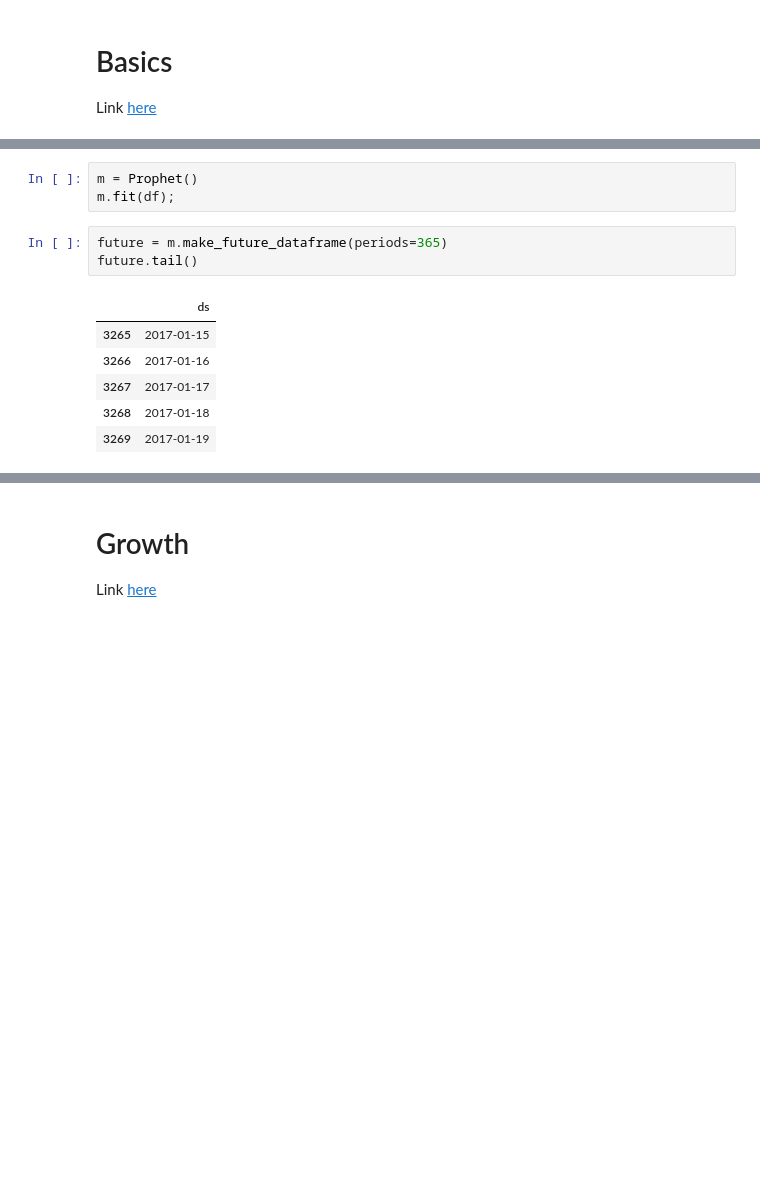
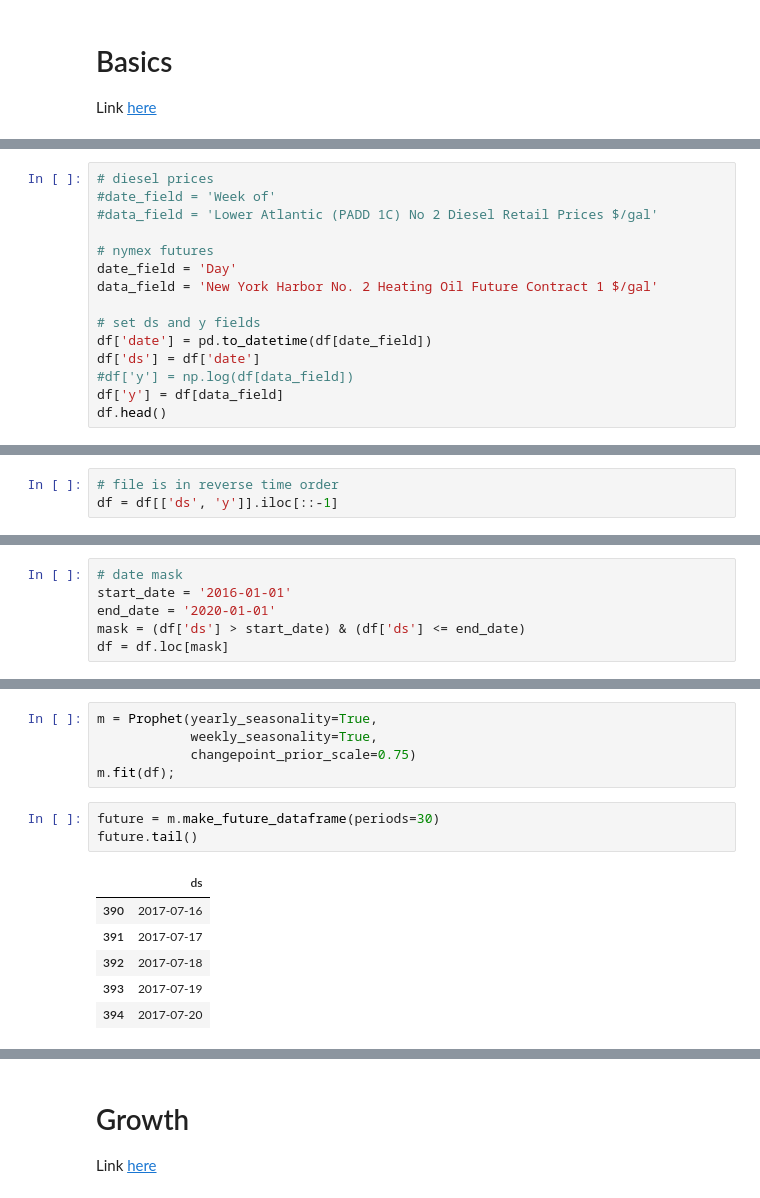
Before and after one commit to abiraja2004/ml_fun, a Jupyter notebook: price_pred/prophet.ipynb, the cells around one changed output, grey strips where cells are left out. Drawn from its saved outputs; the diff is of its cells as text; blank space fills up the shorter version.

Commit message:
Updated prophet nb and added fuel data

```diff
--- a/price_pred/prophet.ipynb
+++ b/price_pred/prophet.ipynb
@@ -21,0 +36,15 @@ df.head()
+# %%
+# diesel prices
+#date_field = 'Week of'
+#data_field = 'Lower Atlantic (PADD 1C) No 2 Diesel Retail Prices $/gal'
+
+# nymex futures
+date_field = 'Day'
+data_field = 'New York Harbor No. 2 Heating Oil Future Contract 1 $/gal'
+
+# set ds and y fields
+df['date'] = pd.to_datetime(df[date_field])
+df['ds'] = df['date']
+#df['y'] = np.log(df[data_field])
+df['y'] = df[data_field]
+df.head()
@@ -21,0 +58,3 @@ df.head()
+# %%
+# file is in reverse time order
+df = df[['ds', 'y']].iloc[::-1]
@@ -21,0 +65,6 @@ df.head()
+# %%
+# date mask
+start_date = '2016-01-01'
+end_date = '2020-01-01'
+mask = (df['ds'] > start_date) & (df['ds'] <= end_date)
+df = df.loc[mask]
@@ -22,16 +75,18 @@ df.head()
 # %%
-m = Prophet()
+m = Prophet(yearly_seasonality=True,
+            weekly_seasonality=True,
+            changepoint_prior_scale=0.75)
 m.fit(df);
 # %%
-future = m.make_future_dataframe(periods=365)
+future = m.make_future_dataframe(periods=30)
 future.tail()
 # %% [output]
 |  | ds |
-| 3265 | 2017-01-15 |
-| 3266 | 2017-01-16 |
-| 3267 | 2017-01-17 |
-| 3268 | 2017-01-18 |
-| 3269 | 2017-01-19 |
+| 390 | 2017-07-16 |
+| 391 | 2017-07-17 |
+| 392 | 2017-07-18 |
+| 393 | 2017-07-19 |
+| 394 | 2017-07-20 |
 # %%
 forecast = m.predict(future)
 forecast[['ds', 'yhat', 'yhat_lower', 'yhat_upper']].tail()
```
Also changed, not shown: parts of 20 cells of this notebook, 4 other files.
